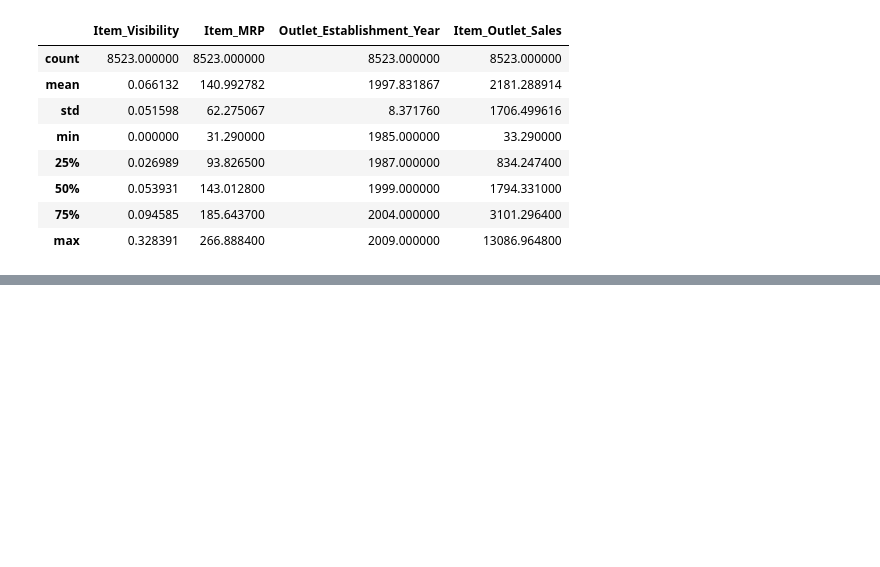
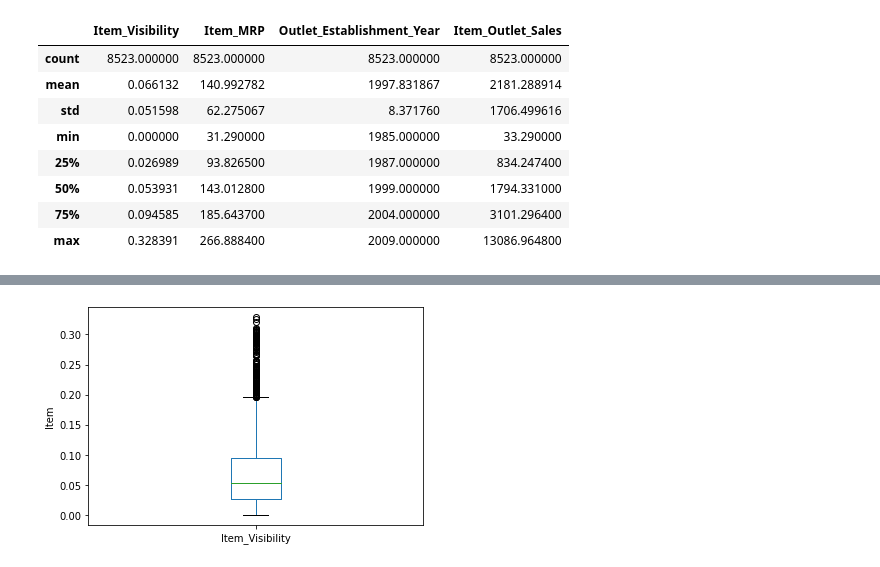
Before and after one commit to achalweise/sales-predictions, a Jupyter notebook: Sales_Prediction_Part_2_(_Cleaning).ipynb, the cells around one changed output, grey strips where cells are left out. Saved outputs shown, nothing was run; the diff lists cells and outputs as text; code cells hidden in the pictures; blank space fills up the shorter version.

```diff
--- a/Sales_Prediction_Part_2_(_Cleaning).ipynb
+++ b/Sales_Prediction_Part_2_(_Cleaning).ipynb
@@ -127,0 +178,6 @@ df_sales_prediction.describe()
+# %%
+df_sales_prediction['Item_Visibility'].plot(kind='box')
+plt.ylabel('Item')
+plt.show() #Trying to create a boxplot for Item Visibility / Item Type ( Snacks and fruits and veggies )
+# %% [output]
+[figure, added]
```
Also changed, not shown: parts of 14 cells of this notebook.
